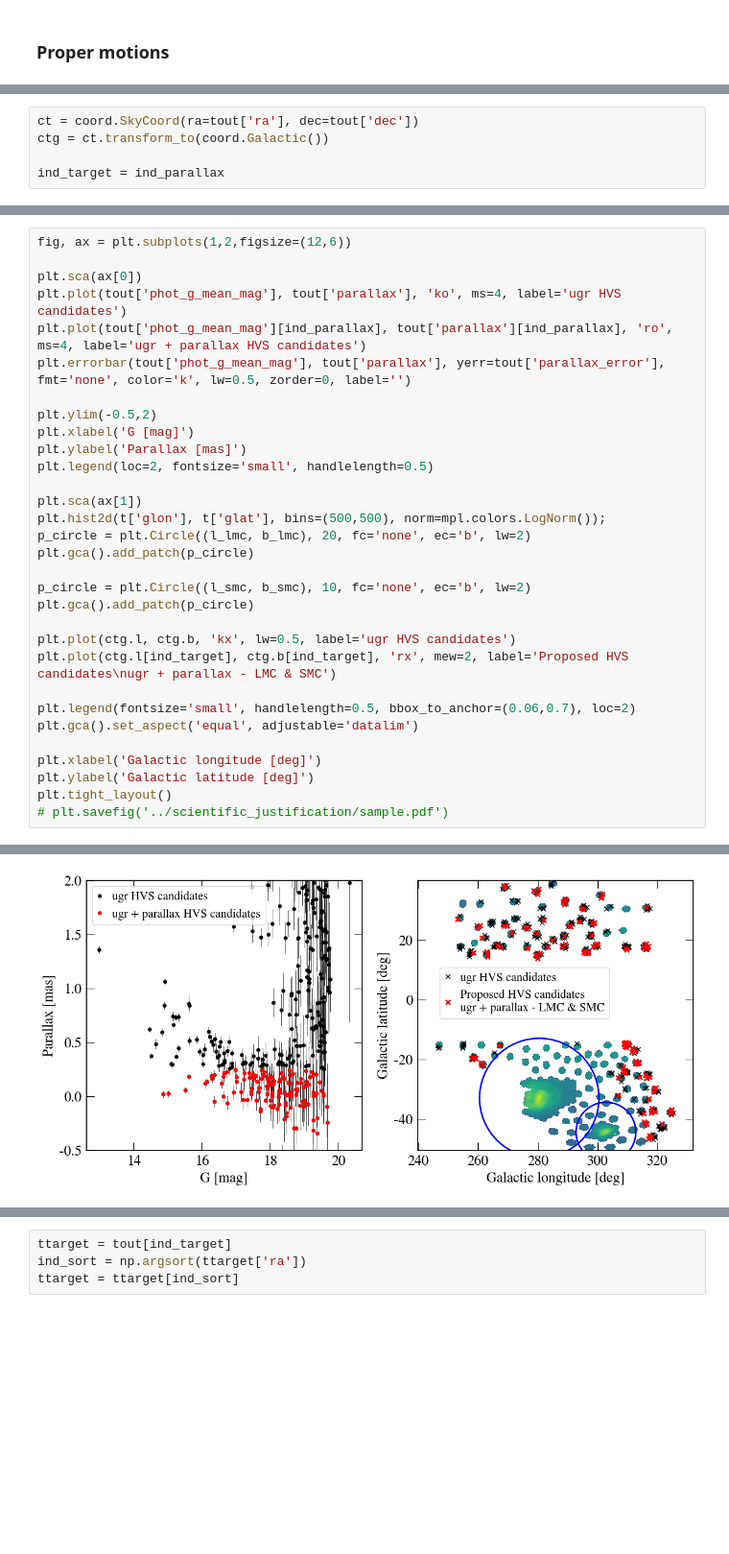
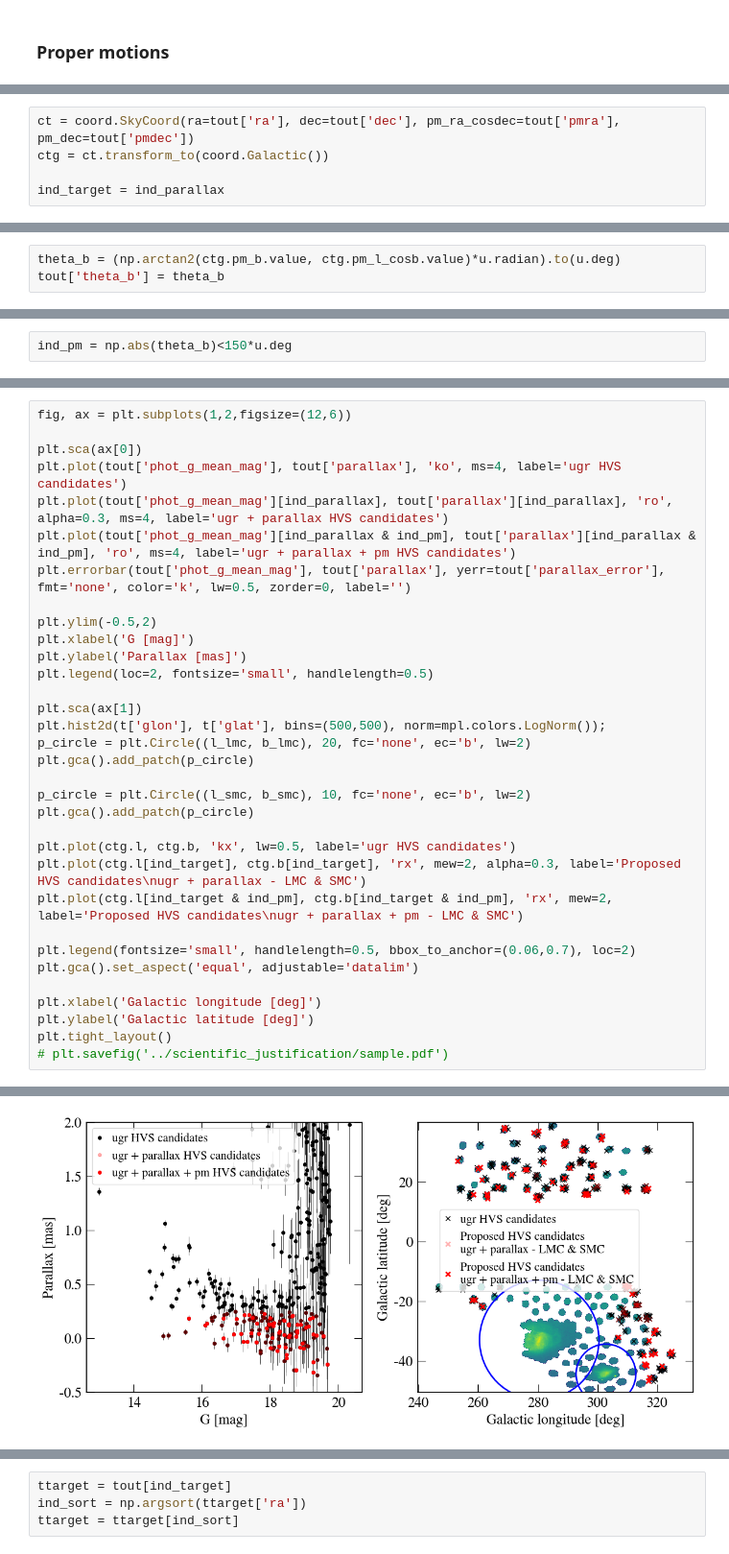
Before and after one commit to abonaca/hvs, a Jupyter notebook: notebooks/targeting.ipynb, the cells around one changed output, grey strips where cells are left out. Shown at 96% size. Saved outputs shown, nothing was run; the diff lists cells and outputs as text; blank space fills up the shorter version.

```diff
--- a/notebooks/targeting.ipynb
+++ b/notebooks/targeting.ipynb
@@ -624,5 +585,5 @@ plt.tight_layout()
 # %%
-ct = coord.SkyCoord(ra=tout['ra'], dec=tout['dec'])
+ct = coord.SkyCoord(ra=tout['ra'], dec=tout['dec'], pm_ra_cosdec=tout['pmra'], pm_dec=tout['pmdec'])
 ctg = ct.transform_to(coord.Galactic())
 
 ind_target = ind_parallax
@@ -628,0 +607,3 @@ ind_target = ind_parallax
+# %%
+theta_b = (np.arctan2(ctg.pm_b.value, ctg.pm_l_cosb.value)*u.radian).to(u.deg)
+tout['theta_b'] = theta_b
@@ -628,0 +629,2 @@ ind_target = ind_parallax
+# %%
+ind_pm = np.abs(theta_b)<150*u.deg
@@ -651,35 +704,37 @@ fig, ax = plt.subplots(1,2,figsize=(12,6))
 
 plt.sca(ax[0])
 plt.plot(tout['phot_g_mean_mag'], tout['parallax'], 'ko', ms=4, label='ugr HVS candidates')
-plt.plot(tout['phot_g_mean_mag'][ind_parallax], tout['parallax'][ind_parallax], 'ro', ms=4, label='ugr + parallax HVS candidates')
+plt.plot(tout['phot_g_mean_mag'][ind_parallax], tout['parallax'][ind_parallax], 'ro', alpha=0.3, ms=4, label='ugr + parallax HVS candidates')
+plt.plot(tout['phot_g_mean_mag'][ind_parallax & ind_pm], tout['parallax'][ind_parallax & ind_pm], 'ro', ms=4, label='ugr + parallax + pm HVS candidates')
 plt.errorbar(tout['phot_g_mean_mag'], tout['parallax'], yerr=tout['parallax_error'], fmt='none', color='k', lw=0.5, zorder=0, label='')
 
 plt.ylim(-0.5,2)
 plt.xlabel('G [mag]')
 plt.ylabel('Parallax [mas]')
 plt.legend(loc=2, fontsize='small', handlelength=0.5)
 
 plt.sca(ax[1])
 plt.hist2d(t['glon'], t['glat'], bins=(500,500), norm=mpl.colors.LogNorm());
 p_circle = plt.Circle((l_lmc, b_lmc), 20, fc='none', ec='b', lw=2)
 plt.gca().add_patch(p_circle)
 
 p_circle = plt.Circle((l_smc, b_smc), 10, fc='none', ec='b', lw=2)
 plt.gca().add_patch(p_circle)
 
 plt.plot(ctg.l, ctg.b, 'kx', lw=0.5, label='ugr HVS candidates')
-plt.plot(ctg.l[ind_target], ctg.b[ind_target], 'rx', mew=2, label='Proposed HVS candidates\nugr + parallax - LMC & SMC')
+plt.plot(ctg.l[ind_target], ctg.b[ind_target], 'rx', mew=2, alpha=0.3, label='Proposed HVS candidates\nugr + parallax - LMC & SMC')
+plt.plot(ctg.l[ind_target & ind_pm], ctg.b[ind_target & ind_pm], 'rx', mew=2, label='Proposed HVS candidates\nugr + parallax + pm - LMC & SMC')
 
 plt.legend(fontsize='small', handlelength=0.5, bbox_to_anchor=(0.06,0.7), loc=2)
 plt.gca().set_aspect('equal', adjustable='datalim')
 
 plt.xlabel('Galactic longitude [deg]')
 plt.ylabel('Galactic latitude [deg]')
 plt.tight_layout()
 # plt.savefig('../scientific_justification/sample.pdf')
 # %% [output]
 Ignoring fixed x limits to fulfill fixed data aspect with adjustable data limits.
 Ignoring fixed x limits to fulfill fixed data aspect with adjustable data limits.
-[figure, old version]
+[figure, new version]
 # %%
 ind_mag = (tout['phot_g_mean_mag']>17.5) & (tout['phot_g_mean_mag']<18.5)
```
Also changed, not shown: parts of 16 cells of this notebook.
